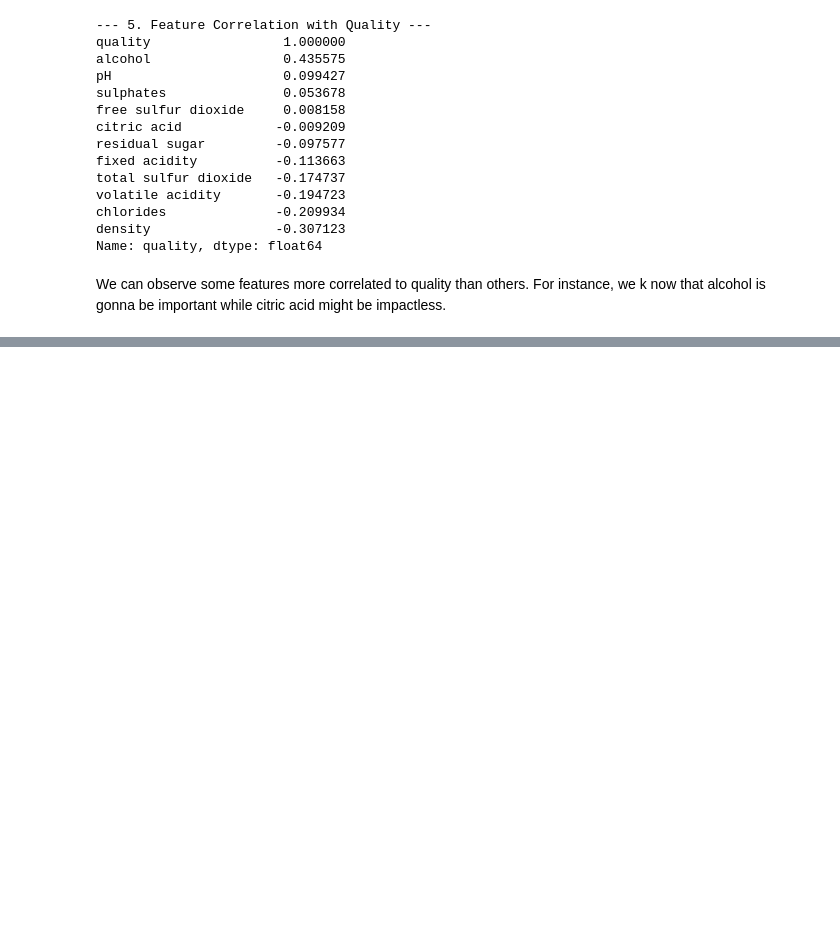
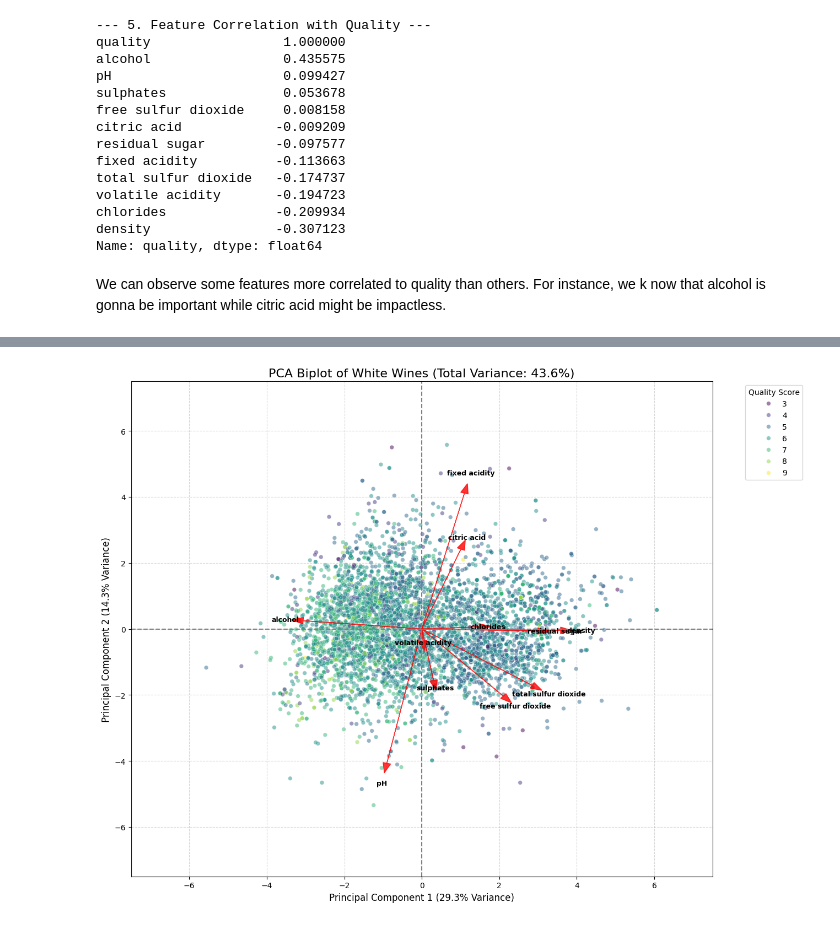
Before and after one commit to picqflorian/wine-quality-analysis, a Jupyter notebook: main.ipynb, the cells around one changed output, grey strips where cells are left out. Cells and saved outputs as stored; diff of their text form; code cells hidden in the pictures; blank space fills up the shorter version.

```diff
--- a/main.ipynb
+++ b/main.ipynb
@@ -132,0 +255,81 @@ We can observe some features more correlated to quality than others. For instanc
+# %%
+import matplotlib.pyplot as plt
+import seaborn as sns
+import pandas as pd
+import numpy as np
+
+# --- 1. Re-create the PCA DataFrame (from previous cell) ---
+# (We assume 'X_scaled', 'pca', 'y', and 'X' exist)
+X_pca = pca.transform(X_scaled)
+pca_df = pd.DataFrame(data=X_pca[:, 0:2], columns=['PC1', 'PC2'])
+pca_df['quality'] = y.values
+
+# --- 2. Get the Feature Loadings (the directions of the arrows) ---
+# pca.components_ has shape (n_components, n_features)
+# We need the transpose (.T) to get (n_features, n_components)
+loadings = pca.components_.T
+feature_names = X.columns # Get the original feature names
+
+# --- 3. Set up the Plot (Scatter + Arrows) ---
+plt.figure(figsize=(13, 10))
+# Plot the scatter plot of wines (the scores)
+sns.scatterplot(
+    x='PC1',
+    y='PC2',
+    hue='quality',
+    data=pca_df,
+    palette='viridis',
+    alpha=0.5, # Make points lighter so arrows are visible
+    s=30,
+    legend='full'
+)
+
+# --- 4. Add the Arrows (the loadings) ---
+# We need a scaling factor to make arrows visible on the same plot
+# This is arbitrary; adjust 'scale_factor' as needed
+scale_factor = 7
+
+for i, (feature_name, loading) in enumerate(zip(feature_names, loadings)):
+    # Arrow properties
+    plt.arrow(
+        0, 0, # Start at the origin (0,0)
+        loading[0] * scale_factor, # PC1 component (scaled)
+        loading[1] * scale_factor, # PC2 component (scaled)
+        color='r',
+        head_width=0.2,
+        head_length=0.3,
+        alpha=0.8
+    )
+    # Arrow label
+    plt.text(
+        loading[0] * scale_factor * 1.15, # Position the text slightly outside the arrow
+        loading[1] * scale_factor * 1.15,
+        feature_name,
+        color='black',
+        ha='center',
+        va='center',
+        fontsize=9,
+        fontweight='bold'
+    )
+
+# --- 5. Add informative labels and title ---
+variance_pc1 = pca.explained_variance_ratio_[0] * 100
+variance_pc2 = pca.explained_variance_ratio_[1] * 100
+total_variance_2d = variance_pc1 + variance_pc2
+
+plt.xlabel(f'Principal Component 1 ({variance_pc1:.1f}% Variance)', fontsize=12)
+plt.ylabel(f'Principal Component 2 ({variance_pc2:.1f}% Variance)', fontsize=12)
+plt.title(f'PCA Biplot of White Wines (Total Variance: {total_variance_2d:.1f}%)', fontsize=16)
+plt.legend(title='Quality Score', bbox_to_anchor=(1.05, 1), loc='upper left')
+plt.grid(True, linestyle='--', alpha=0.5)
+
+# Set axis limits to be symmetrical around 0
+max_val = np.max(np.abs(X_pca[:, 0:2])) * 1.1 # Get max range from data points
+plt.xlim(-7.5, 7.5)
+plt.ylim(-7.5, 7.5)
+plt.axhline(0, color='grey', linestyle='--')
+plt.axvline(0, color='grey', linestyle='--')
+plt.tight_layout()
+plt.show()
+# %% [output]
+[figure, added]
```
Also changed, not shown: parts of 13 cells of this notebook.
